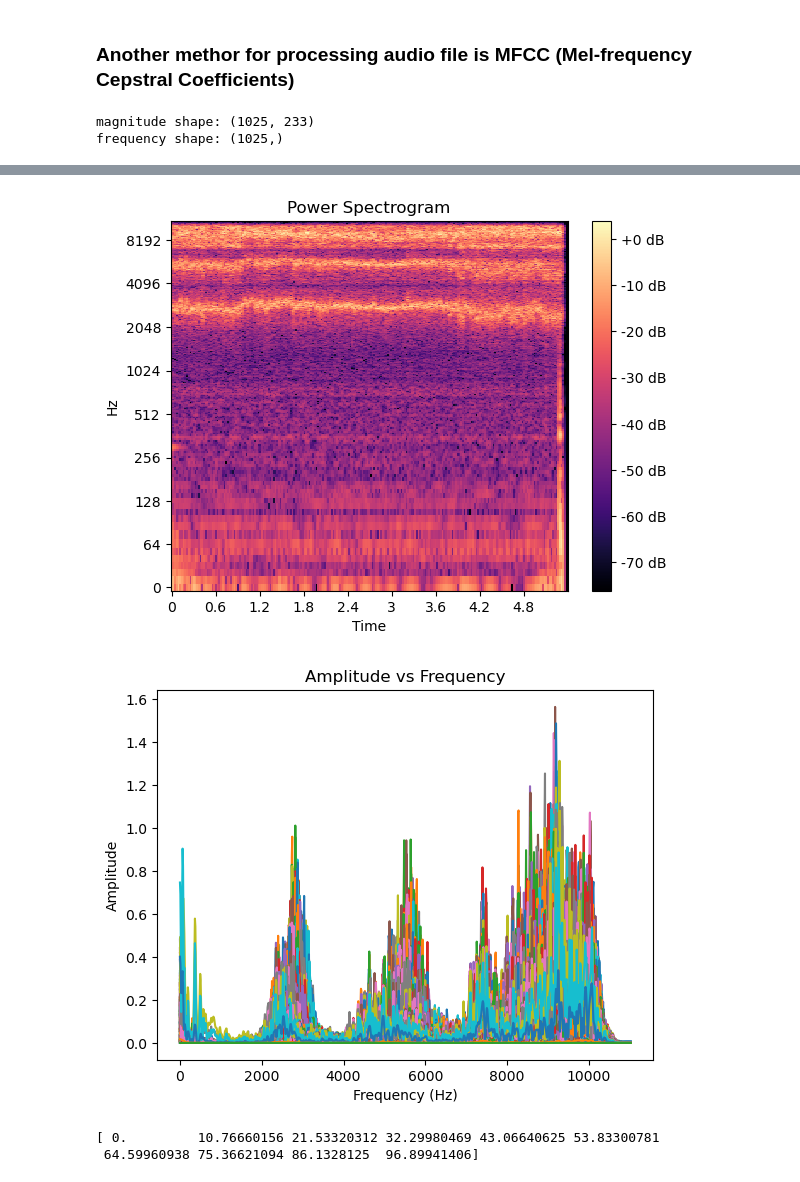
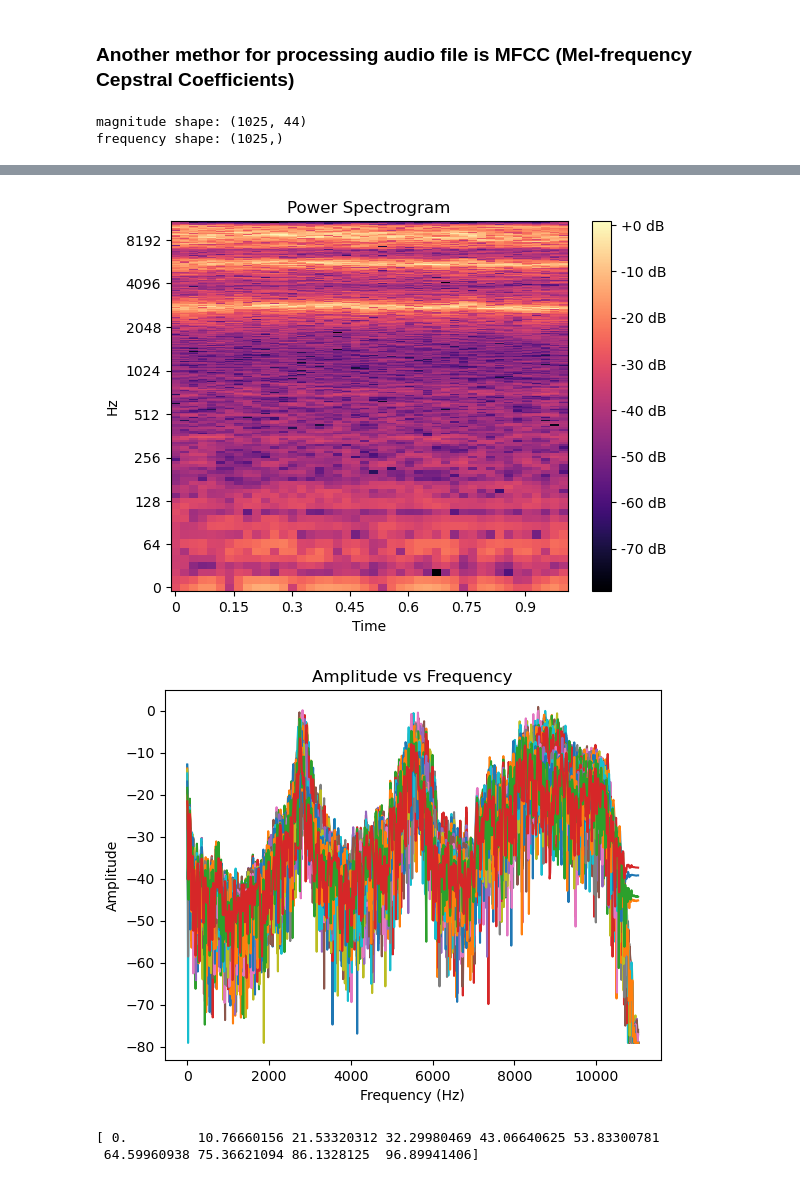
Before and after one commit to genggeng88/plasma_ml, a Jupyter notebook: FFT-audio.ipynb, the cells around one changed output, grey strips where cells are left out. Drawn from its saved outputs; the diff is of its cells as text; code cells hidden in the pictures.

```diff
--- a/FFT-audio.ipynb
+++ b/FFT-audio.ipynb
@@ -13,9 +13,18 @@ import matplotlib.pyplot as plt
 audio_file = 'plasma_0001.wav'
 audio, sr = librosa.load(audio_file)
 
+start_time = 2
+end_time = 3
+
+# compute start and end samples
+start_sample = int(start_time * sr)
+end_sample = int(end_time * sr)
+
+audio_portion = audio[start_sample:end_sample]
+
 # Compute STFT
 n_fft = 2048
-stft = librosa.stft(audio, n_fft=n_fft)
+stft = librosa.stft(audio_portion, n_fft=n_fft)
 
 # Compute magnitude spectrogram
 mag_spec = librosa.amplitude_to_db(abs(stft))
@@ -24,37 +33,37 @@ amplitude = np.abs(stft)
 # Compute frequency vector
 freqs = librosa.core.fft_frequencies(n_fft=n_fft)
 
 print('magnitude shape: ' + str(mag_spec.shape))
 print('frequency shape: ' + str(freqs.shape))
 
 # Create figure and subplots
 #fig, axs = plt.subplots(nrows=1, sharex=True)
 
 # Plot audio signal in first subplot
 fig = plt.figure()
 librosa.display.waveshow(audio, sr=sr)
 plt.show()
 
 # Plot magnitude spectrogram in second subplot
 fig, ax = plt.subplots()
 img = librosa.display.specshow(mag_spec, y_axis='log', x_axis='time',ax = ax)
 
 ax.set_title('Power Spectrogram')
 fig.colorbar(img, ax=ax, format="%+2.0f dB")
 plt.show()
 
 # plot amplitude vs frequency
-plt.plot(frequencies, amplitude)
+plt.plot(frequencies, mag_spec)
 plt.xlabel('Frequency (Hz)')
 plt.ylabel('Amplitude')
 plt.title('Amplitude vs Frequency')
 plt.show()
 # %% [output]
-magnitude shape: (1025, 233)
+magnitude shape: (1025, 44)
 frequency shape: (1025,)
 [figure]
-[figure, old version]
+[figure, new version]
-[figure, old version]
+[figure, new version]
 # %%
 print(frequencies[:10])
 # %% [output]
```
Also changed, not shown: parts of 3 cells of this notebook.
